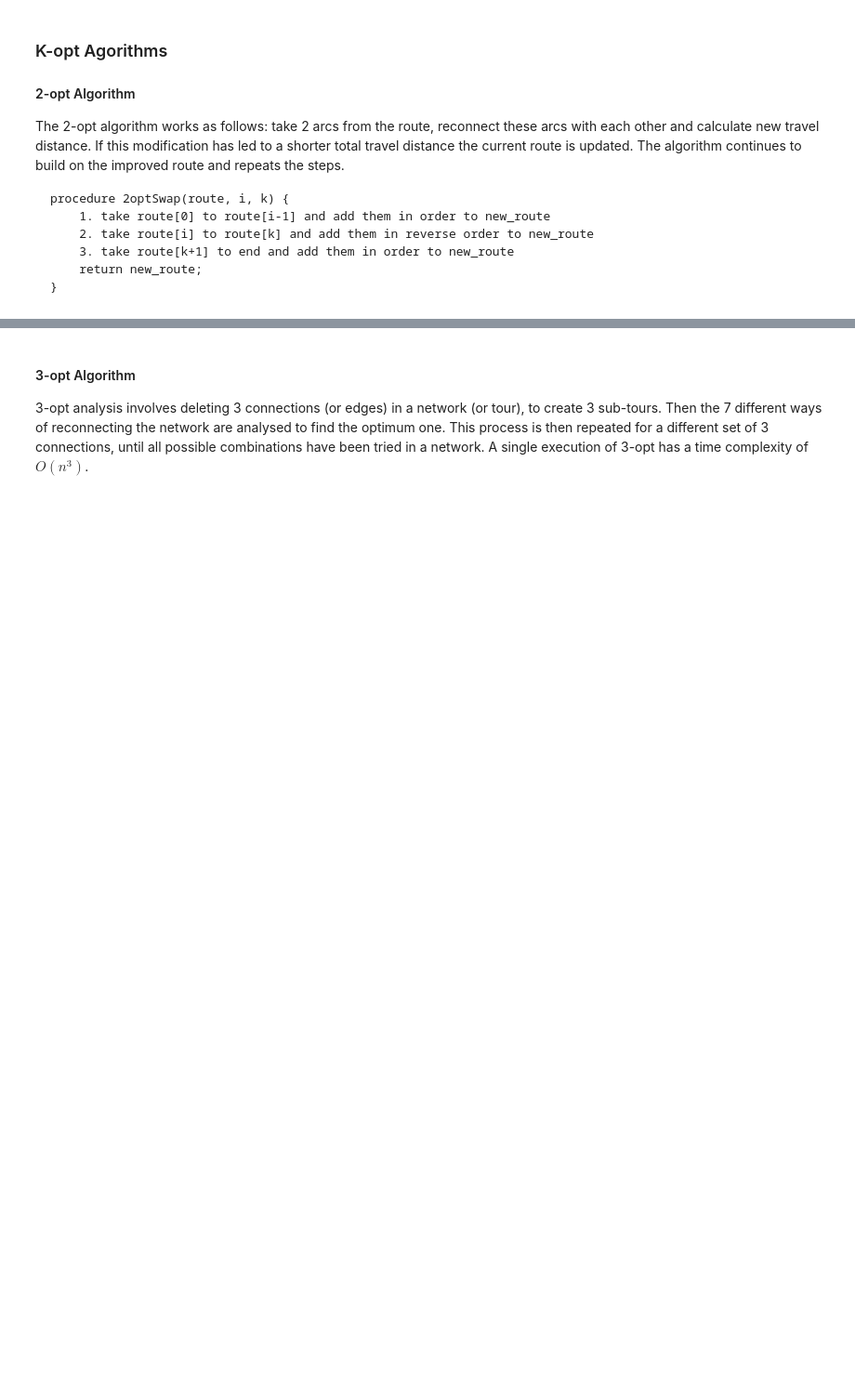
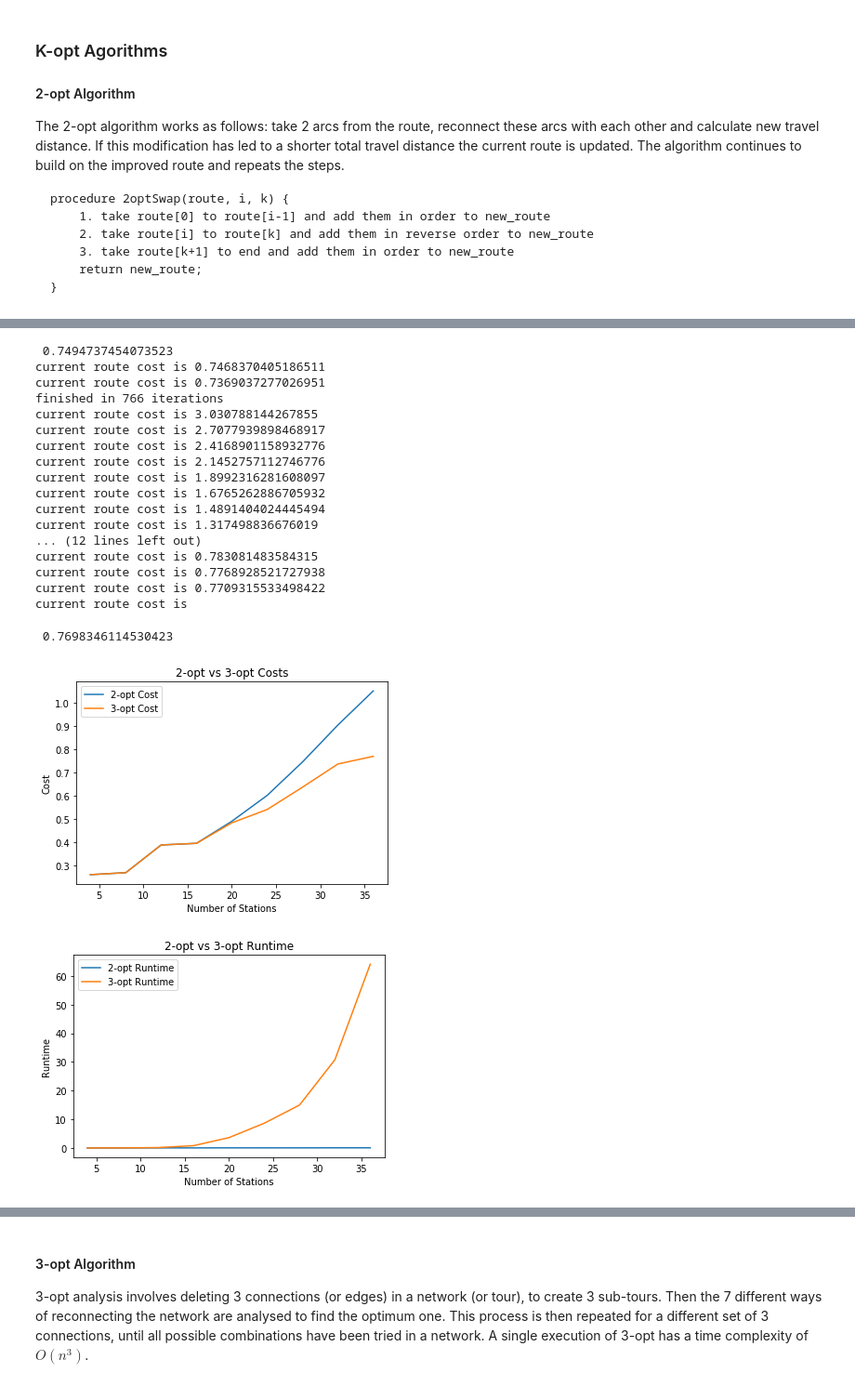
Before and after one commit to donallw/CitiBike-TSP, a Jupyter notebook: CitiBikeTSP.ipynb, the cells around one changed output, grey strips where cells are left out. Shown at 93% size. Saved outputs shown, nothing was run; the diff lists cells and outputs as text; code cells hidden in the pictures; blank space fills up the shorter version.

```diff
--- a/CitiBikeTSP.ipynb
+++ b/CitiBikeTSP.ipynb
@@ -368,6 +436,3 @@ def nearest_neighbor():
         cost += min_cost
 
     return path, cost
-# %%
-nn_path, cost = nearest_neighbor()
-print('cost: ',cost)
@@ -557,0 +625,34 @@ updated path costs to 5.100702316183739
+# %%
+# def test_k_opt():
+two_costs = []
+two_runtime = []
+three_costs = []
+three_runtime = []
+for i in tqdm(range(4, 40, 4)):
+    start = time.time()
+    cost, _, _ = two_opt(stations[:i], shuffle=False)
+    end = time.time()
+    two_costs.append(cost)
+    two_runtime.append(end - start)
+
+    start = time.time()
+    cost, _= three_opt(stations[:i], shuffle=False)
+    end = time.time()
+    three_costs.append(cost)
+    three_runtime.append(end - start)
+plt.plot(range(4, 40, 4), two_costs, label="2-opt Cost")
+plt.plot(range(4, 40, 4), three_costs, label="3-opt Cost")
+plt.ylabel('Cost')
+plt.xlabel('Number of Stations')
+plt.legend()
+plt.title('2-opt vs 3-opt Costs')
+plt.show()
+
+plt.plot(range(4, 40, 4), two_runtime, label="2-opt Runtime")
+plt.plot(range(4, 40, 4), three_runtime, label="3-opt Runtime")
+plt.ylabel('Runtime')
+plt.xlabel('Number of Stations')
+plt.legend()
+plt.title('2-opt vs 3-opt Runtime')
+plt.show()
+# %% [output]
@@ -557,0 +748,20 @@ updated path costs to 5.100702316183739
+ 0.7494737454073523
+current route cost is 0.7468370405186511
+current route cost is 0.7369037277026951
+finished in 766 iterations
+current route cost is 3.030788144267855
+current route cost is 2.7077939898468917
+current route cost is 2.4168901158932776
+current route cost is 2.1452757112746776
+current route cost is 1.8992316281608097
+current route cost is 1.6765262886705932
+current route cost is 1.4891404024445494
+current route cost is 1.317498836676019
+... (12 lines left out)
+current route cost is 0.783081483584315
+current route cost is 0.7768928521727938
+current route cost is 0.7709315533498422
+current route cost is
+ 0.7698346114530423
+[figure, added]
+[figure, added]
```
Also changed, not shown: parts of 35 cells of this notebook.
